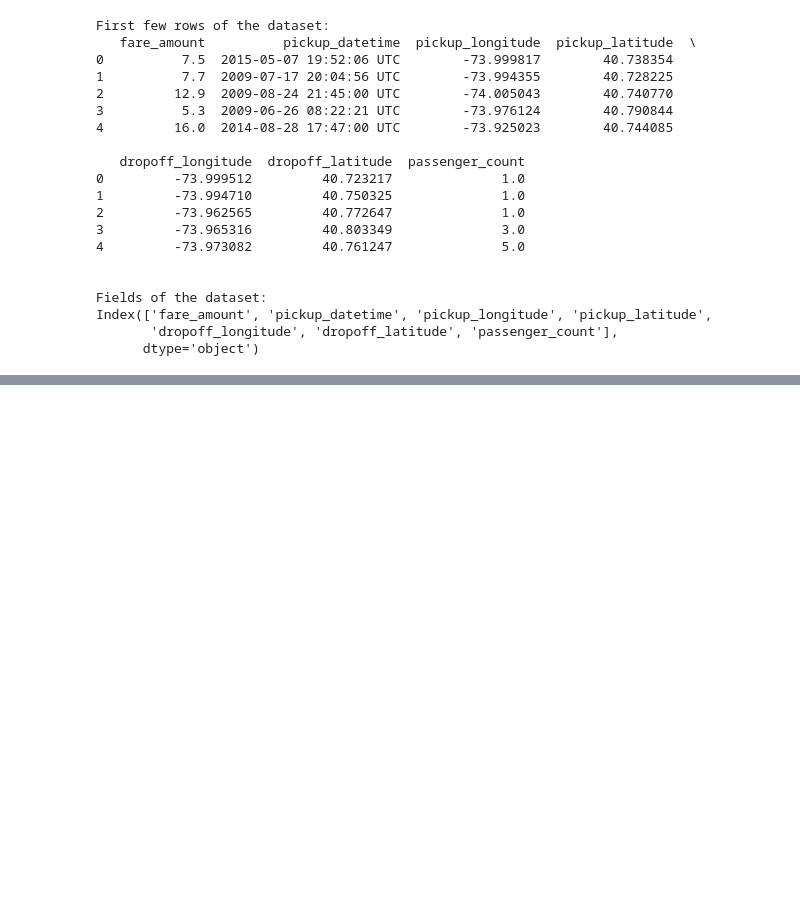
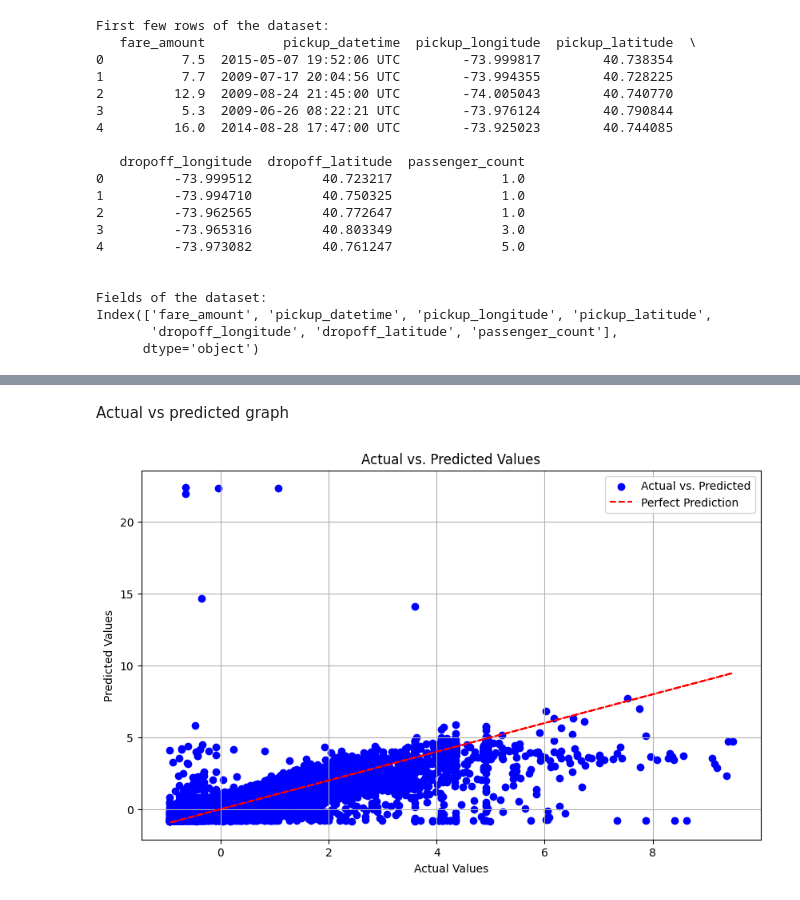
Before and after one commit to JonathanCharles123/IntelSystems, a Jupyter notebook: NoteBooks/Uber2.ipynb, the cells around one changed output, grey strips where cells are left out. Cells and saved outputs as stored; diff of their text form; code cells hidden in the pictures; blank space fills up the shorter version.

```diff
--- a/NoteBooks/Uber2.ipynb
+++ b/NoteBooks/Uber2.ipynb
@@ -165,0 +200,6 @@ R-squared: 0.0011725003866140948
+# %%
+y_pred = LR.predict(x_test)
+df = {'Actual': y_test, 'Predicted': y_pred}
+
+from tabulate import tabulate
+print(tabulate(df, headers = 'keys', tablefmt = 'psql'))
@@ -165,0 +224,15 @@ R-squared: 0.0011725003866140948
+# %% [markdown]
+Actual vs predicted graph
+# %%
+# Plotting the actual vs. predicted values with different colors
+plt.figure(figsize=(10, 6))
+plt.scatter(y_test, y_pred, color='blue', label='Actual vs. Predicted')
+plt.plot(y_test, y_test, color='red', linestyle='--', label='Perfect Prediction')  # Plotting the perfect prediction line
+plt.xlabel('Actual Values')
+plt.ylabel('Predicted Values')
+plt.title('Actual vs. Predicted Values')
+plt.legend()
+plt.grid(True)
+plt.show()
+# %% [output]
+[figure, added]
```
Also changed, not shown: parts of 22 cells of this notebook.
